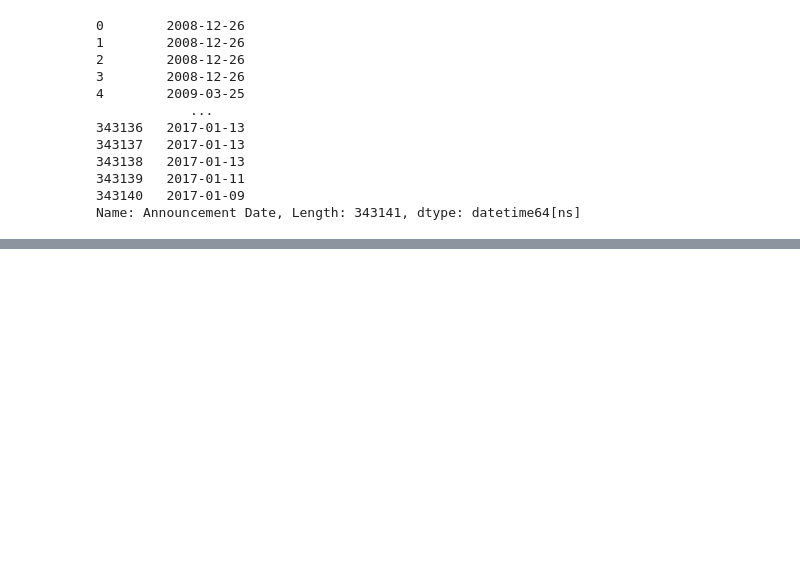
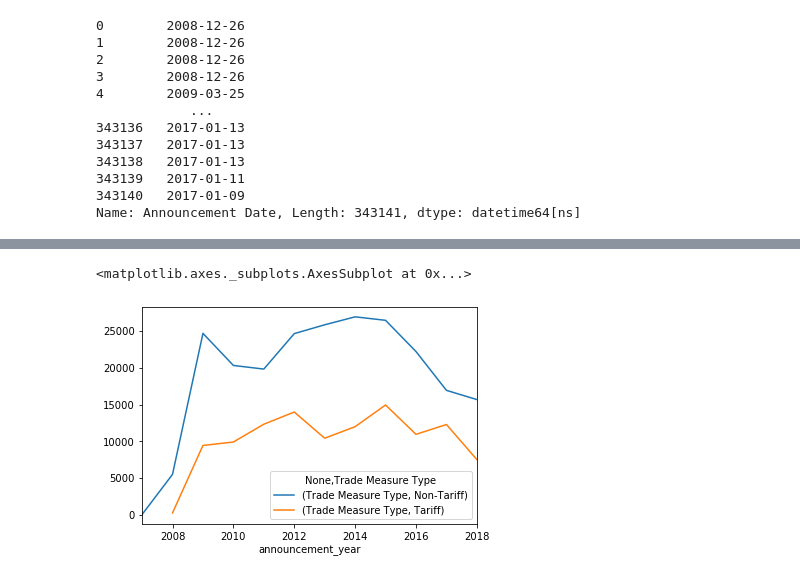
Before and after one commit to tjroginsky/CMPS-3660-Tutorial, a Jupyter notebook: Milestone2-notebook.ipynb, the cells around one changed output, grey strips where cells are left out. Saved outputs shown, nothing was run; the diff lists cells and outputs as text; code cells hidden in the pictures; blank space fills up the shorter version.

```diff
--- a/Milestone2-notebook.ipynb
+++ b/Milestone2-notebook.ipynb
@@ -150,0 +150,5 @@ year_tmes_df.unstack(level=1).plot.line()
+# %%
+year_tmes_df.unstack(level=1).plot.line()
+# %% [output]
+<matplotlib.axes._subplots.AxesSubplot at 0x...>
+[figure, added]
```
Also changed, not shown: parts of 27 cells of this notebook, 1 other file.
